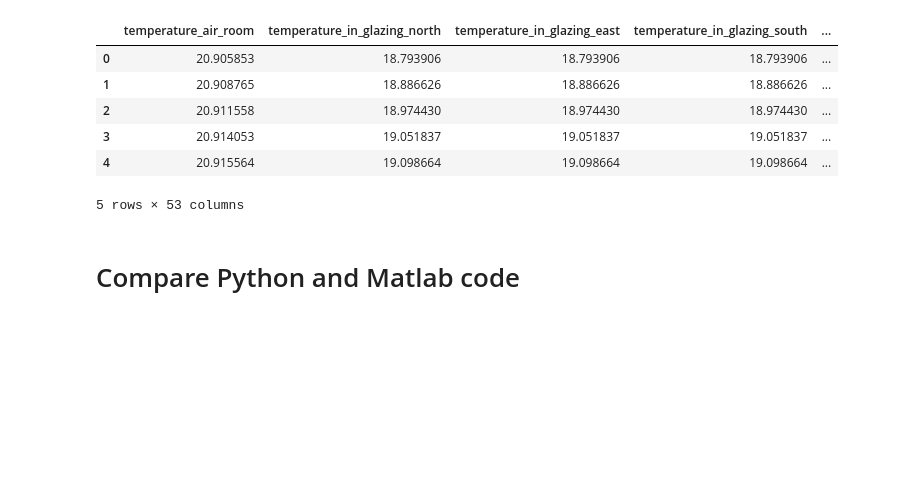
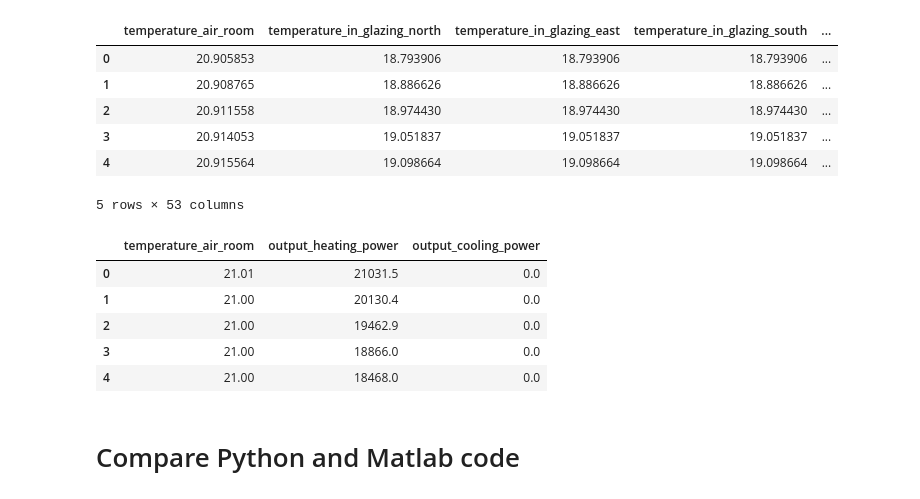
Before and after one commit to glDemonti/rc-model-building-simulation, a Jupyter notebook: notebooks/validation_rc_model.ipynb, the cells around one changed output. Cells and saved outputs as stored; diff of their text form; code cells hidden in the pictures; blank space fills up the shorter version.

```diff
--- a/notebooks/validation_rc_model.ipynb
+++ b/notebooks/validation_rc_model.ipynb
@@ -101,6 +101,25 @@ df_res_mat.head()
 | 3 | 20.914053 | 19.051837 | 19.051837 | 19.051837 | ... |
 | 4 | 20.915564 | 19.098664 | 19.098664 | 19.098664 | ... |
 5 rows × 53 columns
+# %%
+# path to ida results
+mat_path = Path(PROJECT_ROOT) / 'projects' / 'rc-model-validation' / 'mat-reference' / 'ida_results_ver2.mat'
+
+# load matlab results
+ida_data = loadmat(mat_path, squeeze_me=True)
+df_res_ida = pd.DataFrame({
+    "temperature_air_room": ida_data['ida_air_temp'],
+    "output_heating_power": ida_data['ida_heating_power'],
+    "output_cooling_power": ida_data['ida_cooling_power'],
+})
+df_res_ida.head()
+# %% [output]
+|  | temperature_air_room | output_heating_power | output_cooling_power |
+| 0 | 21.01 | 21031.5 | 0.0 |
+| 1 | 21.00 | 20130.4 | 0.0 |
+| 2 | 21.00 | 19462.9 | 0.0 |
+| 3 | 21.00 | 18866.0 | 0.0 |
+| 4 | 21.00 | 18468.0 | 0.0 |
 # %% [markdown]
 # Compare Python and Matlab code
 # %%
```
Also changed, not shown: parts of 13 cells of this notebook, 2 other files.
